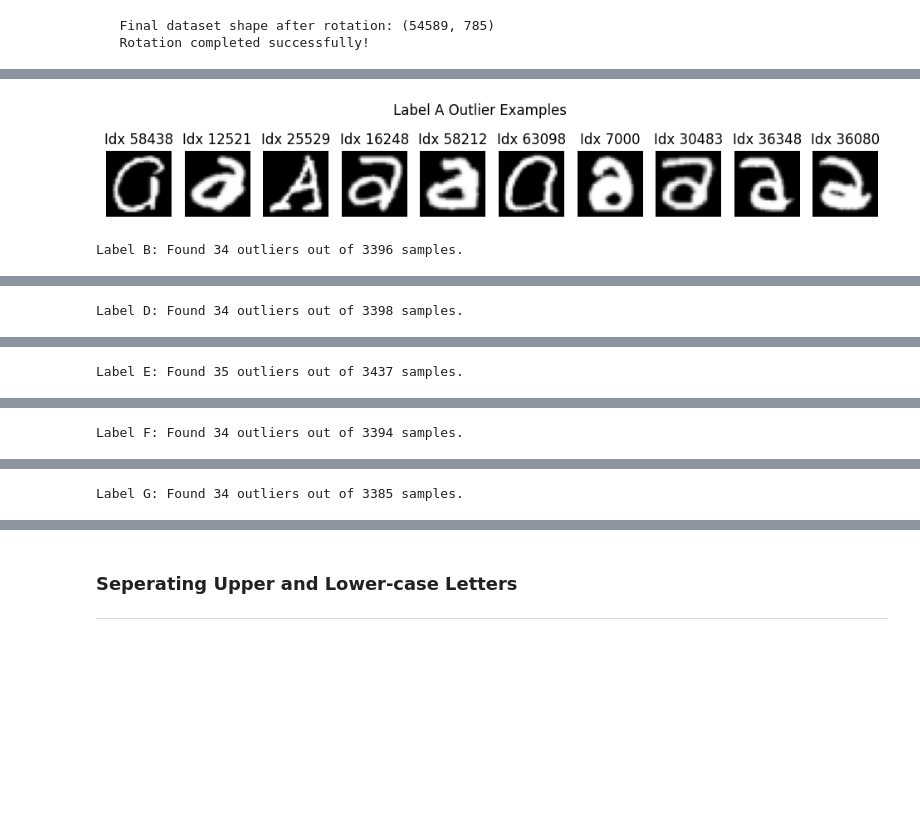
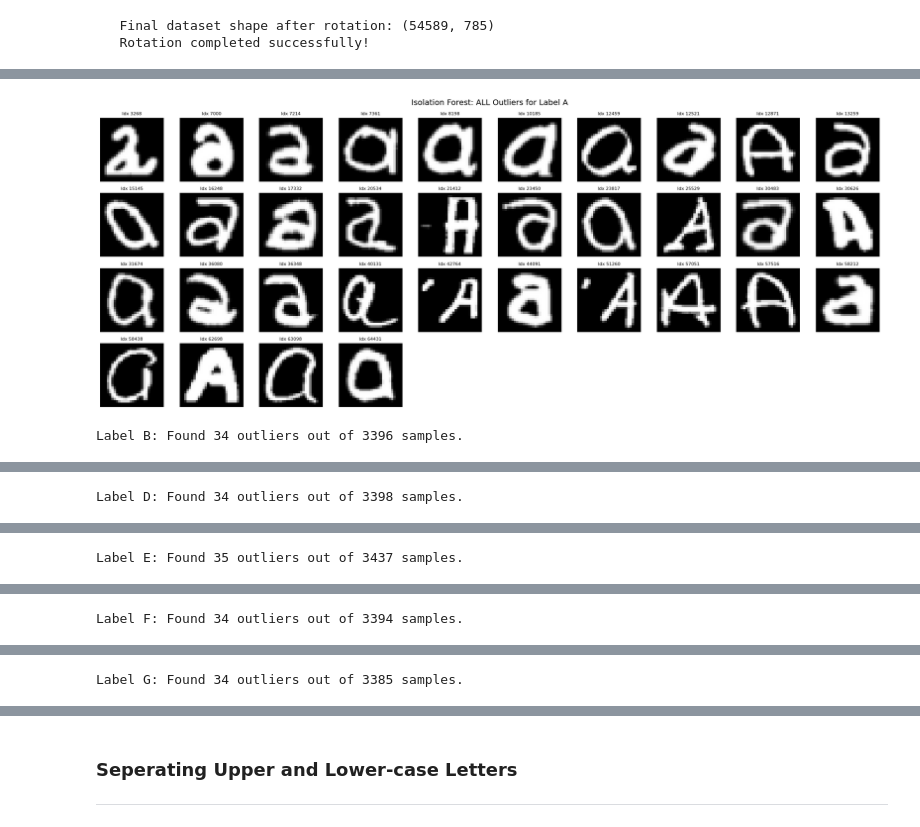
Before and after one commit to ATLAS097/Deep-Learning-CA-2, a Jupyter notebook: GAN_Part_A.ipynb, the cells around one changed output, grey strips where cells are left out. Saved outputs shown, nothing was run; the diff lists cells and outputs as text; code cells hidden in the pictures; blank space fills up the shorter version.

```diff
--- a/GAN_Part_A.ipynb
+++ b/GAN_Part_A.ipynb
@@ -475,7 +489,7 @@ Dataset shape before rotation: (54589, 785)
 from sklearn.manifold import TSNE
 import seaborn as sns
 import matplotlib.pyplot as plt
-
+pixel_columns = [f'pixel_{i}' for i in range(784)]
 # Flatten pixel data
 X_flat = rotated_data[pixel_columns].values
 labels = rotated_data['label'].values
@@ -594,47 +666,85 @@ No outliers found for label O
 # %%
 from sklearn.ensemble import IsolationForest
+import matplotlib.pyplot as plt
+import numpy as np
 
-import matplotlib.pyplot as plt
+# Function to find ALL outliers and visualize them
+def find_and_visualize_all_outliers_iso(data, pixel_columns, contamination=0.01, max_per_row=10):
+    outlier_indices_by_label = {}
+    labels = sorted(data['label'].unique())
 
-# Function to find and visualize outliers for each label
-def find_outliers_by_label(data, pixel_columns, contamination=0.01, n_examples=5):
-    outlier_indices_by_label = {}
-    outlier_examples_by_label = {}
+    print(f"=== ISOLATION FOREST: FINDING AND VISUALIZING ALL OUTLIERS ===")
 
-    labels = sorted(data['label'].unique())
     for label in labels:
         subset = data[data['label'] == label]
-        X = subset[pixel_columns].values.astype(np.float32)  # Ensure numeric type
+        X = subset[pixel_columns].values.astype(np.float32)
 
         # Use IsolationForest to detect outliers
         iso = IsolationForest(contamination=contamination, random_state=42)
         preds = iso.fit_predict(X)
         outlier_mask = preds == -1
         outlier_indices = subset.index[outlier_mask].tolist()
-
         outlier_indices_by_label[label] = outlier_indices
-
-        # Store up to n_examples for visualization
-        outlier_examples = subset.loc[outlier_indices].sample(n_examples)
-        outlier_examples_by_label[label] = outlier_examples
 
         print(f"Label {label}: Found {len(outlier_indices)} outliers out of {len(subset)} samples.")
 
-        # Visualize outlier examples
-        if not outlier_examples.empty:
-            fig, axes = plt.subplots(1, min(n_examples, len(outlier_examples)), figsize=(12, 2))
-            if min(n_examples, len(outlier_examples)) == 1:
+        # Visualize ALL outliers for this label
+        if len(outlier_indices) > 0:
+            outlier_data = subset.loc[outlier_indices]
+
+            # Calculate grid dimensions
+            n_outliers = len(outlier_data)
+            n_rows = (n_outliers + max_per_row - 1) // max_per_row
+            n_cols = min(max_per_row, n_outliers)
+
+            fig, axes = plt.subplots(n_rows, n_cols, figsize=(n_cols*2, n_rows*2))
+
+            # Handle single row/column cases
+            if n_rows == 1 and n_cols == 1:
                 axes = [axes]
-            for i, (_, row) in enumerate(outlier_examples.iterrows()):
+            elif n_rows == 1:
+                axes = axes.reshape(1, -1)
+            elif n_cols == 1:
+                axes = axes.reshape(-1, 1)
+
+            # Plot each outlier
+            for i, (_, row) in enumerate(outlier_data.iterrows()):
+                row_idx = i // max_per_row
+                col_idx = i % max_per_row
+
                 img = row[pixel_columns].values.astype(np.float32).reshape(28, 28)
-                axes[i].imshow(img, cmap='gray')
-                axes[i].set_title(f"Idx {row.name}")
-                axes[i].axis('off')
-            plt.suptitle(f"Label {label} Outlier Examples")
+
+                if n_rows == 1:
+                    ax = axes[col_idx]
+                else:
+                    ax = axes[row_idx, col_idx]
+
+                ax.imshow(img, cmap='gray')
+                ax.set_title(f"Idx {row.name}", fontsize=8)
+                ax.axis('off')
+
+            # Hide unused subplots
+            total_subplots = n_rows * n_cols
+            for i in range(n_outliers, total_subplots):
+                row_idx = i // max_per_row
+                col_idx = i % max_per_row
+                if n_rows == 1:
+                    axes[col_idx].axis('off')
+                else:
+                    axes[row_idx, col_idx].axis('off')
+
+            plt.suptitle(f"Isolation Forest: ALL Outliers for Label {label}", fontsize=14)
+            plt.tight_layout()
             plt.show()
+        else:
+            print(f"No outliers to visualize for label {label}")
 
-    return outlier_indices_by_label, outlier_examples_by_label
+    return outlier_indices_by_label
 
-# Run outlier detection and visualization
-outlier_indices_by_label, outlier_examples_by_label = find_outliers_by_label(rotated_data, pixel_columns, contamination=0.01, n_examples=10)
+# Run outlier detection and visualize ALL outliers
+iso_outlier_indices = find_and_visualize_all_outliers_iso(rotated_data, pixel_columns, contamination=0.01)
+
+# Print summary
+total_iso_outliers = sum(len(indices) for indices in iso_outlier_indices.values())
+print(f"\nTotal Isolation Forest outliers: {total_iso_outliers}")
 # %% [output]
@@ -641,3 +752,3 @@ outlier_indices_by_label, outlier_examples_by_label = find_outliers_by_label(rot
 Label A: Found 34 outliers out of 3396 samples.
-[figure, old version]
+[figure, new version]
 Label B: Found 34 outliers out of 3396 samples.
```
Also changed, not shown: parts of 13 cells of this notebook.
